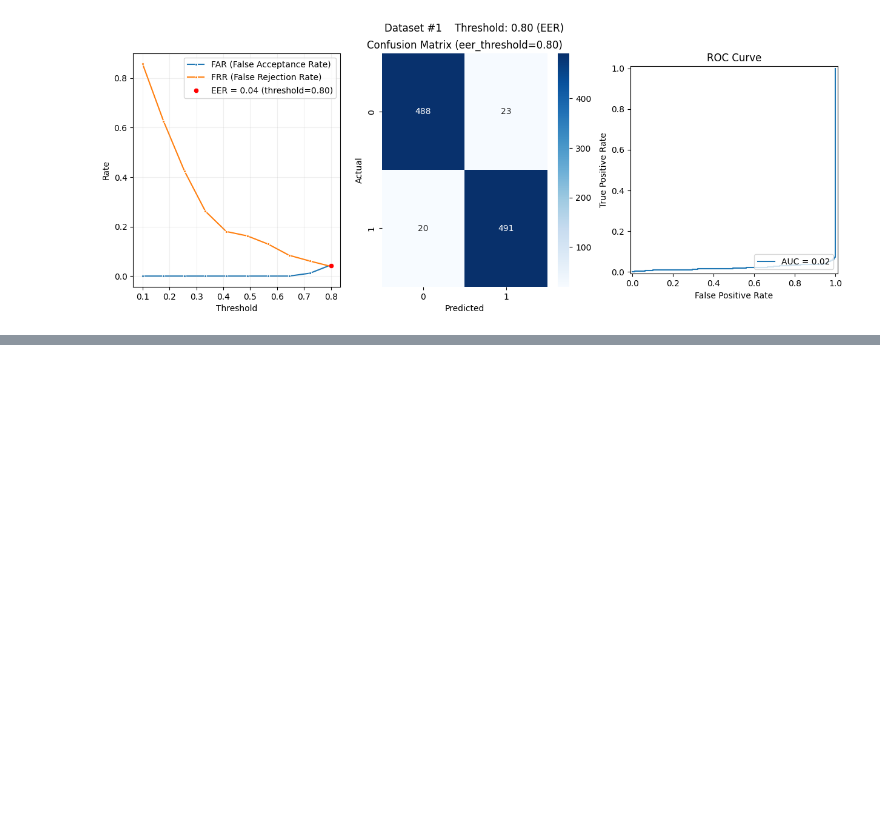
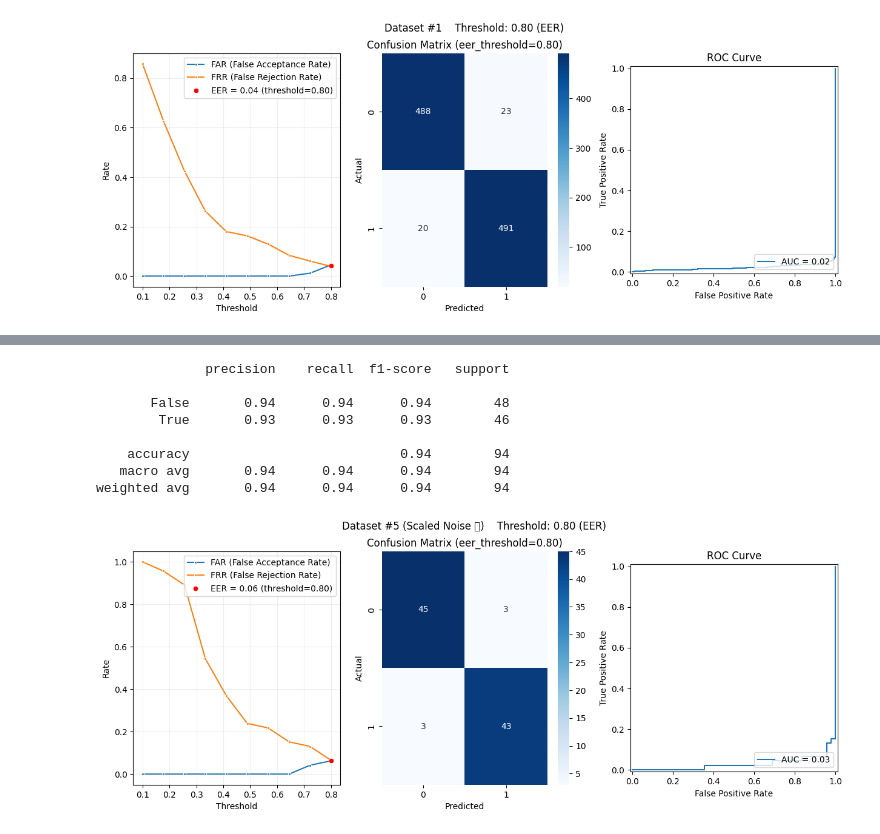
Before and after one commit to jamnicki/biometrics-lab, a Jupyter notebook: speech_auth/eval.ipynb, the cells around one changed output, grey strips where cells are left out. Cells and saved outputs as stored; diff of their text form; code cells hidden in the pictures; blank space fills up the shorter version.

```diff
--- a/speech_auth/eval.ipynb
+++ b/speech_auth/eval.ipynb
@@ -240,0 +305,13 @@ weighted avg       0.96      0.96      0.96      1022
+# %%
+df5 = pd.read_csv(SPEECH_DATA_DIR / "df5.csv")
+run_exp(db, df5, THRESHOLD_VALUES, dataset_name=f"Dataset #5 (Scaled Noise 🐶)")
+# %% [output]
+              precision    recall  f1-score   support
+
+       False       0.94      0.94      0.94        48
+        True       0.93      0.93      0.93        46
+
+    accuracy                           0.94        94
+   macro avg       0.94      0.94      0.94        94
+weighted avg       0.94      0.94      0.94        94
+[figure, added]
```
Also changed, not shown: parts of 11 cells of this notebook, 26 other files.
